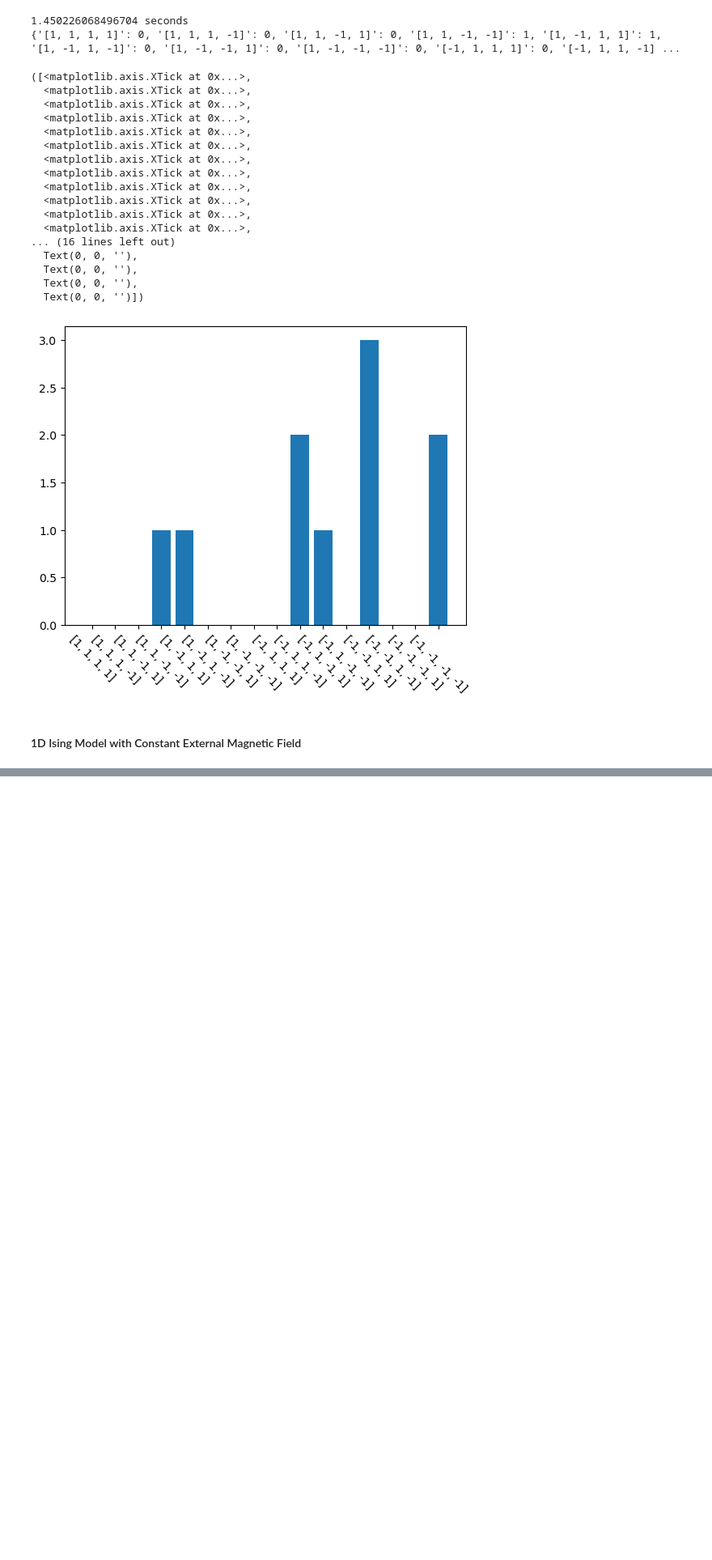
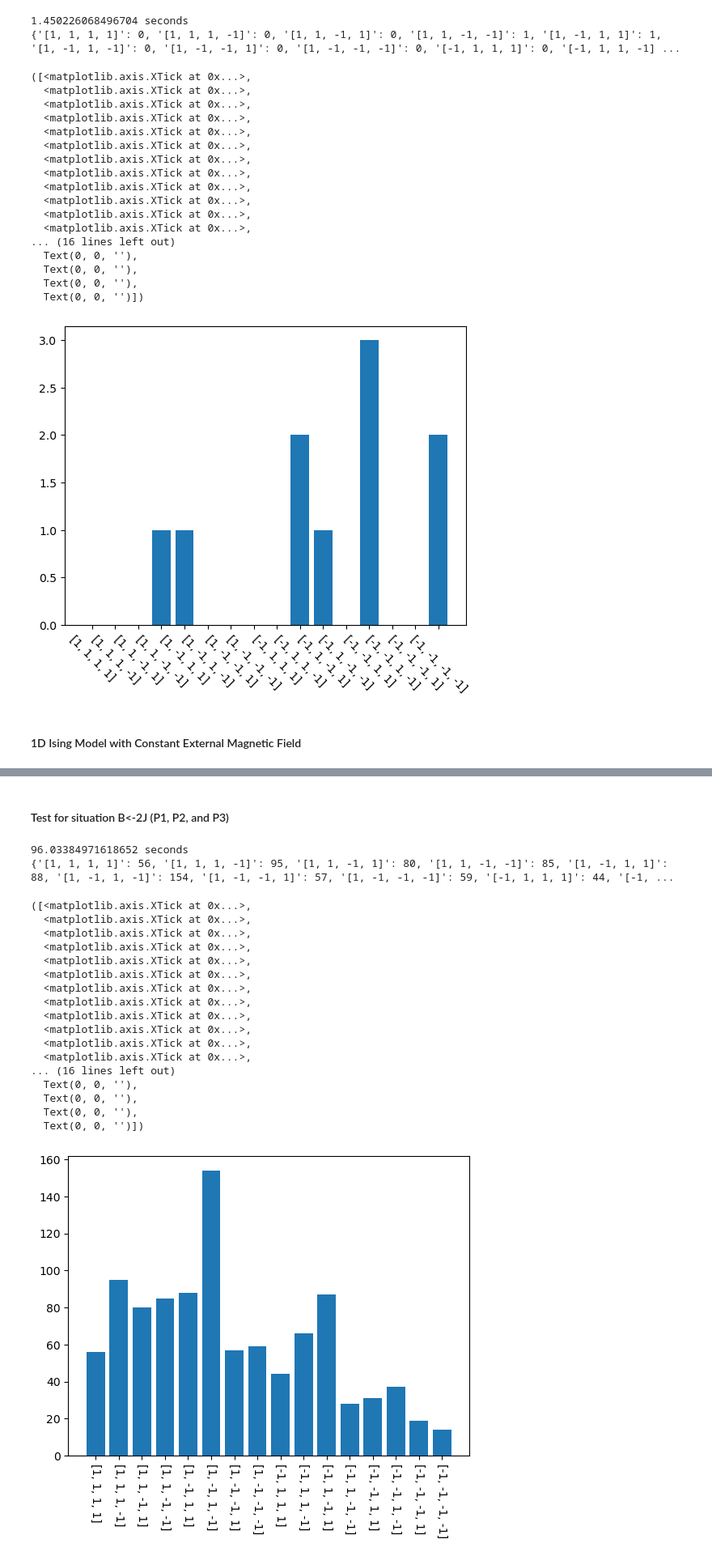
Before and after one commit to ZihanLi26/20041DIsing, a Jupyter notebook: 20041D Ising Code.ipynb, the cells around one changed output, grey strips where cells are left out. Shown at 81% size. Cells and saved outputs as stored; diff of their text form; code cells hidden in the pictures; blank space fills up the shorter version.

```diff
--- a/20041D Ising Code.ipynb
+++ b/20041D Ising Code.ipynb
@@ -686,0 +1242,73 @@ plt.xticks(ticks = list(dyct.keys()), rotation = 315)
+# %% [markdown]
+#### Test for situation B<-2J (P1, P2, and P3)
+# %%
+# Test for Quantum + Classic Model with magnetic field in fixed order
+start = time()
+dyct = {'[1, 1, 1, 1]':0, '[1, 1, 1, -1]':0, '[1, 1, -1, 1]':0, '[1, 1, -1, -1]':0,
+       '[1, -1, 1, 1]':0, '[1, -1, 1, -1]':0, '[1, -1, -1, 1]':0, '[1, -1, -1, -1]':0,
+       '[-1, 1, 1, 1]':0, '[-1, 1, 1, -1]':0, '[-1, 1, -1, 1]':0, '[-1, 1, -1, -1]':0,
+       '[-1, -1, 1, 1]':0, '[-1, -1, 1, -1]':0, '[-1, -1, -1, 1]':0, '[-1, -1, -1, -1]':0}
+
+# Set Parameters
+# Parameters are set so that the possibility of each flip is 0.5
+J = -0.25 * np.log(0.5) - 0.1 # Coupling Strength
+T = 1 # Temperature
+B = 0.5 * np.log(0.5) # Magnitude of Magnetic field
+
+# Calculate the Possibility
+P1 = np.exp(-((-4 * J - 2* B) / T))
+P2 = np.exp(-((4 * J - 2* B) / T))
+P3 = np.exp(-((-2 * B)/ T))
+
+# Set Trial Numbers
+trialnumbers = 1000
+
+# Initialize the circuit
+q = QuantumRegister(9)
+c = ClassicalRegister(1)
+qc = QuantumCircuit(q, c)
+
+# Initialized Spins
+inispins = [-1, -1, -1, -1]
+
+for totalloop in range(trialnumbers):
+
+    spins = inispins.copy()
+
+    for branchloop in range(len(spins)):
+        iA_Bsmallern2J(branchloop)
+
+    dyct[str(spins)] = dyct[str(spins)] + 1
+
+print(float(time() - start), 'seconds')
+"""
+Result should be:
+[1, 1, 1, 1]:62, [1, 1, 1, -1]:105, [1, 1, -1, 1]:83, [1, 1, -1, -1]:83,
+[1, -1, 1, 1]:83, [1, -1, 1, -1]:140, [1, -1, -1, 1]:55, [1, -1, -1, -1]:55,
+[-1, 1, 1, 1]:55, [-1, 1, 1, -1]:55, [-1, 1, -1, 1]:74, [-1, 1, -1, -1]:36,
+[-1, -1, 1, 1]:36, [-1, -1, 1, -1]:36, [-1, -1, -1, 1]:24, [-1, -1, -1, -1]:11
+"""
+print(dyct)
+plt.bar(dyct.keys(), dyct.values())
+plt.xticks(ticks = list(dyct.keys()), rotation = 270)
+# %% [output]
+96.03384971618652 seconds
+{'[1, 1, 1, 1]': 56, '[1, 1, 1, -1]': 95, '[1, 1, -1, 1]': 80, '[1, 1, -1, -1]': 85, '[1, -1, 1, 1]': 88, '[1, -1, 1, -1]': 154, '[1, -1, -1, 1]': 57, '[1, -1, -1, -1]': 59, '[-1, 1, 1, 1]': 44, '[-1, ...
+([<matplotlib.axis.XTick at 0x...>,
+  <matplotlib.axis.XTick at 0x...>,
+  <matplotlib.axis.XTick at 0x...>,
+  <matplotlib.axis.XTick at 0x...>,
+  <matplotlib.axis.XTick at 0x...>,
+  <matplotlib.axis.XTick at 0x...>,
+  <matplotlib.axis.XTick at 0x...>,
+  <matplotlib.axis.XTick at 0x...>,
+  <matplotlib.axis.XTick at 0x...>,
+  <matplotlib.axis.XTick at 0x...>,
+  <matplotlib.axis.XTick at 0x...>,
+  <matplotlib.axis.XTick at 0x...>,
+... (16 lines left out)
+  Text(0, 0, ''),
+  Text(0, 0, ''),
+  Text(0, 0, ''),
+  Text(0, 0, '')])
+[figure, added]
```
Also changed, not shown: parts of 20 cells of this notebook.
